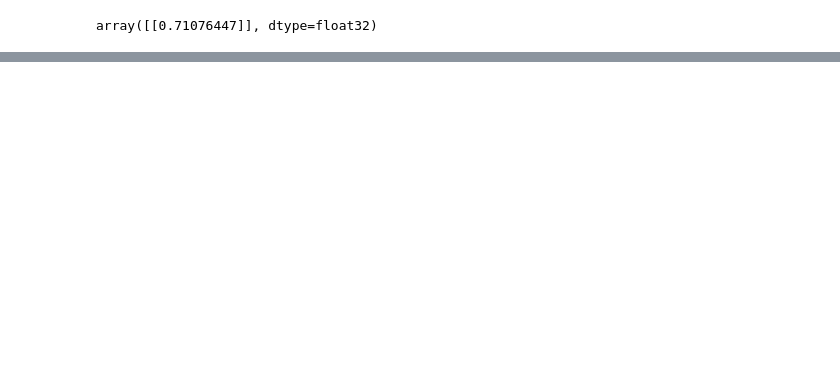
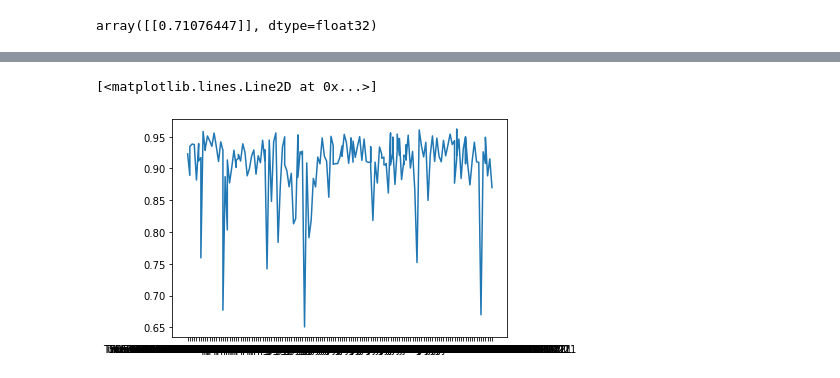
Before and after one commit to Halkenhaeusser/Data-Structures-and-Algorithms-Final-Project, a Jupyter notebook: analysis.ipynb, the cells around one changed output, grey strips where cells are left out. Cells and saved outputs as stored; diff of their text form; code cells hidden in the pictures; blank space fills up the shorter version.

```diff
--- a/analysis.ipynb
+++ b/analysis.ipynb
@@ -89,2 +58,5 @@ ft_model = fasttext.load_model("/Users/johannes/Downloads/wiki.de/wiki.de.bin")
+# %%
+#source https://fasttext.cc/docs/en/crawl-vectors.html
+ft_model_cc_wiki = fasttext.load_model("language_models/cc.de.300.bin")
 # %%
 # Simple test how a vector looks. it is pretty
@@ -110 +82,5 @@ array([ 3.10224563e-01,  9.07221064e-02,  2.96998650e-01,  9.94986519e-02,
       dtype=float32)
+# %%
+# load in Annalena Baerbock tweets
+annalena = pd.read_csv("baerbock_tweets.csv")
+annalena.head()
@@ -119,3 +103,36 @@ tweet_vector = np.mean([ft_model[word] for word in cleaned_tweet], axis = 0).res
 cosine_similarity(program_vector, tweet_vector)
 # %% [output]
 array([[0.71076447]], dtype=float32)
+# %%
+# okay let's code a function to pump this through
+
+
+def get_similarities(party_programme, tweet_df, lang_model):
+
+    #clean up the party program and the tweets
+    cleaned_programm = gensim.utils.simple_preprocess(party_programme)
+    cleaned_tweets = [gensim.utils.simple_preprocess(doc) for doc in tweet_df['full_text'].values]
+
+    #calculate the document vector for the entire party programme (across the axis dimensions)
+    program_vector = np.mean([lang_model[word] for word in cleaned_programm], axis = 0).reshape(1,-1)
+
+    similarity_list = []
+    #for each tweet
+    for tweet in cleaned_tweets:
+
+        #calculate the mean vector
+        tweet_vector = np.mean([lang_model[word] for word in tweet], axis = 0).reshape(1,-1)
+
+        #add to the final list
+        similarity_list.append(cosine_similarity(program_vector,tweet_vector)[0][0])
+
+    #add to the input df
+    tweet_df['cleaned_tweets'] = cleaned_tweets
+    tweet_df['w2v_cosine_similarity'] = similarity_list
+
+    #return the df
+    return tweet_df
+# %%
+out_df = get_similarities(programme, annalena, ft_model_cc_wiki)
+
+np.mean(out_df.w2v_cosine_similarity)
@@ -121,0 +150,5 @@ array([[0.71076447]], dtype=float32)
+# %%
+plt.plot(out_df['created_at'], out_df.w2v_cosine_similarity)
+# %% [output]
+[<matplotlib.lines.Line2D at 0x...>]
+[figure, added]
```
Also changed, not shown: parts of 16 cells of this notebook.
